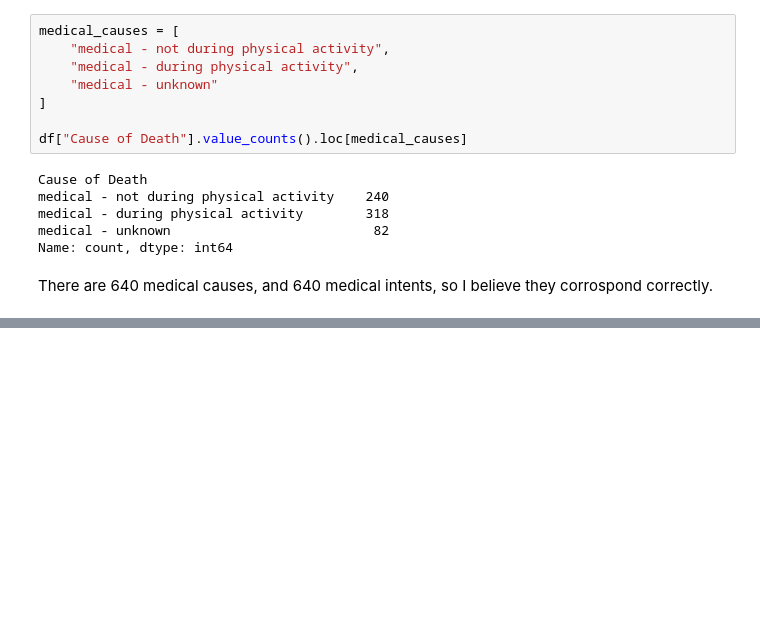
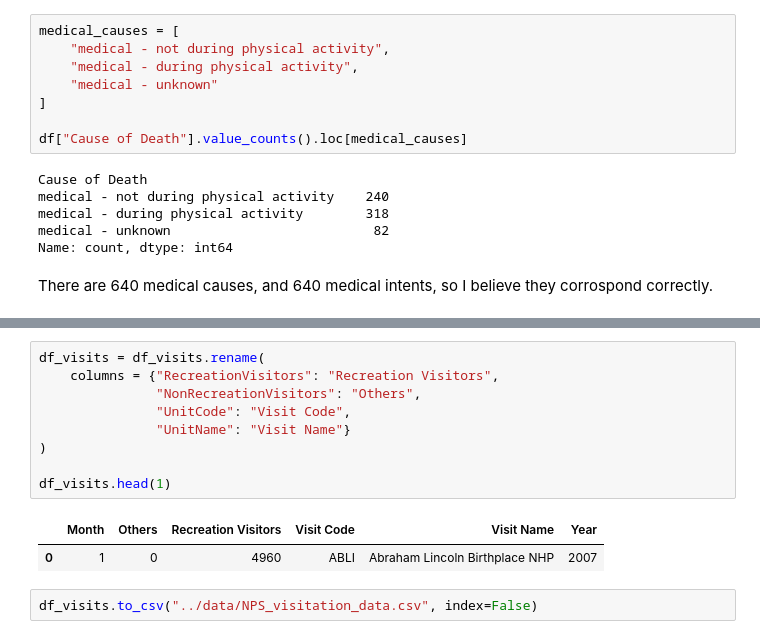
Before and after one commit to jeccalong/NPS_Mortality_Analysis, a Jupyter notebook: Notebooks/aquisitionAndCleaning.ipynb, the cells around one changed output, grey strips where cells are left out. Saved outputs shown, nothing was run; the diff lists cells and outputs as text; blank space fills up the shorter version.

```diff
--- a/Notebooks/aquisitionAndCleaning.ipynb
+++ b/Notebooks/aquisitionAndCleaning.ipynb
@@ -310,0 +555,14 @@ There are 640 medical causes, and 640 medical intents, so I believe they corrosp
+# %%
+df_visits = df_visits.rename(
+    columns = {"RecreationVisitors": "Recreation Visitors",
+               "NonRecreationVisitors": "Others",
+               "UnitCode": "Visit Code",
+               "UnitName": "Visit Name"}
+)
+
+df_visits.head(1)
+# %% [output]
+|  | Month | Others | Recreation Visitors | Visit Code | Visit Name | Year |
+| 0 | 1 | 0 | 4960 | ABLI | Abraham Lincoln Birthplace NHP | 2007 |
+# %%
+df_visits.to_csv("../data/NPS_visitation_data.csv", index=False)
```
Also changed, not shown: parts of 27 cells of this notebook, 2 other files.
